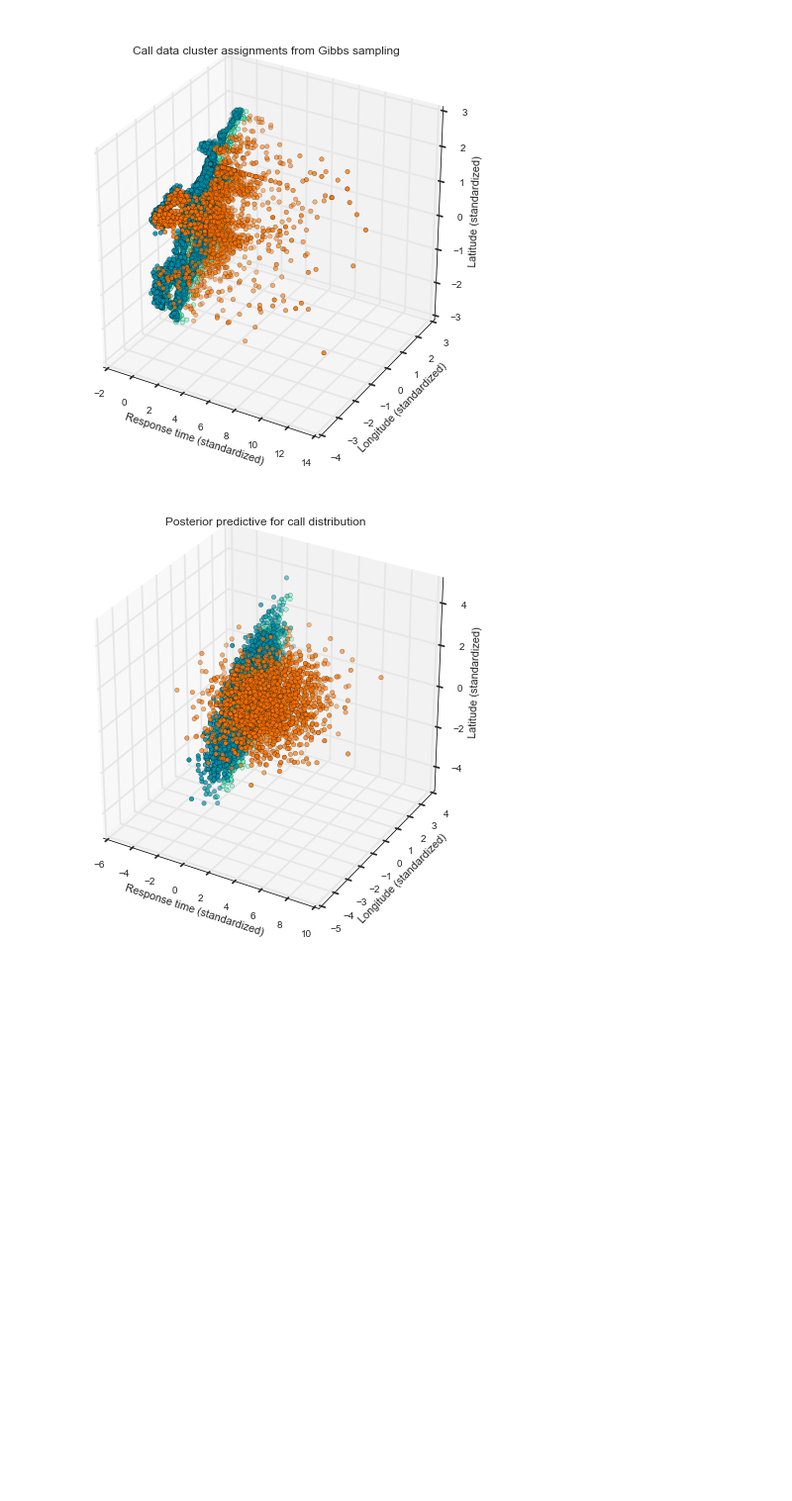
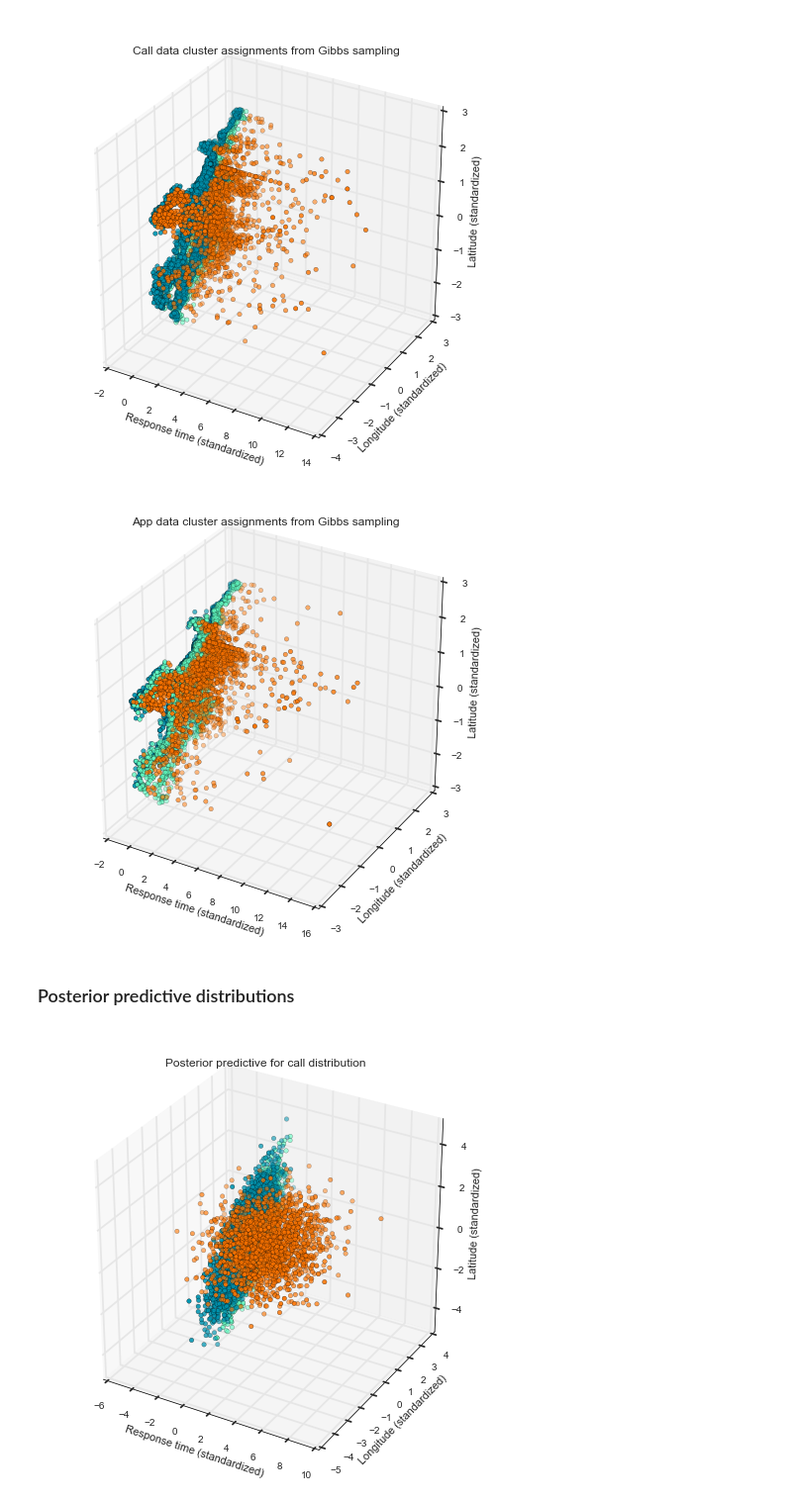
Before and after one commit to onefishy/Boston311, a Jupyter notebook: Code/gibbswithcomments.ipynb, the cells around one changed output. Shown at 99% size. Saved outputs shown, nothing was run; the diff lists cells and outputs as text; code cells hidden in the pictures; blank space fills up the shorter version.

```diff
--- a/Code/gibbswithcomments.ipynb
+++ b/Code/gibbswithcomments.ipynb
@@ -568,6 +631,12 @@ Lat.      0.036213  0.026924  0.031090
 plot_cluster_assignments(Z_samples_c3, burnin, calldata, title = 'Call data cluster assignments from Gibbs sampling')
 # %% [output]
 [figure]
+# %%
+plot_cluster_assignments(Z_samples_a3, burnin, appdata, title = 'App data cluster assignments from Gibbs sampling')
+# %% [output]
+[figure, added]
+# %% [markdown]
+### Posterior predictive distributions
 # %%
 posterior_predictive(pi_samples_c3, mu_samples_c3,
                      Sigma_samples_c3, burnin,"Posterior predictive for call distribution")
```
Also changed, not shown: parts of 19 cells of this notebook.
